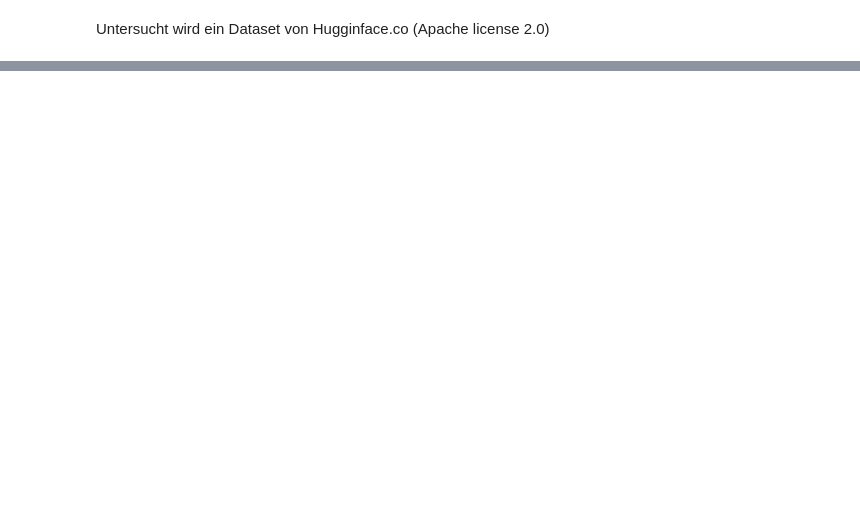
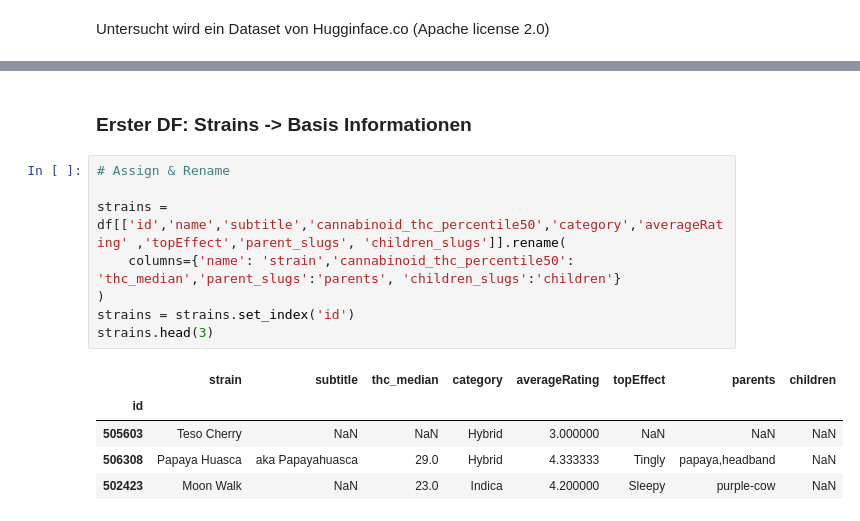
Before and after one commit to systm-spec/Leafly-Strains, a Jupyter notebook: 01.ipynb, the cells around one changed output, grey strips where cells are left out. Drawn from its saved outputs; the diff is of its cells as text; blank space fills up the shorter version.

```diff
--- a/01.ipynb
+++ b/01.ipynb
@@ -35,0 +48,16 @@ ratings[ratings["averageRating"]==5].to_csv('output/top_strains.txt', index=True
+# %% [markdown]
+### Erster DF: Strains -> Basis Informationen
+# %%
+# Assign & Rename
+
+strains = df[['id','name','subtitle','cannabinoid_thc_percentile50','category','averageRating' ,'topEffect','parent_slugs', 'children_slugs']].rename(
+    columns={'name': 'strain','cannabinoid_thc_percentile50': 'thc_median','parent_slugs':'parents', 'children_slugs':'children'}
+)
+strains = strains.set_index('id')
+strains.head(3)
+# %% [output]
+|  | strain | subtitle | thc_median | category | averageRating | topEffect | parents | children |
+| id |  |  |  |  |  |  |  |  |
+| 505603 | Teso Cherry | NaN | NaN | Hybrid | 3.000000 | NaN | NaN | NaN |
+| 506308 | Papaya Huasca | aka Papayahuasca | 29.0 | Hybrid | 4.333333 | Tingly | papaya,headband | NaN |
+| 502423 | Moon Walk | NaN | 23.0 | Indica | 4.200000 | Sleepy | purple-cow | NaN |
```
Also changed, not shown: parts of 16 cells of this notebook.
